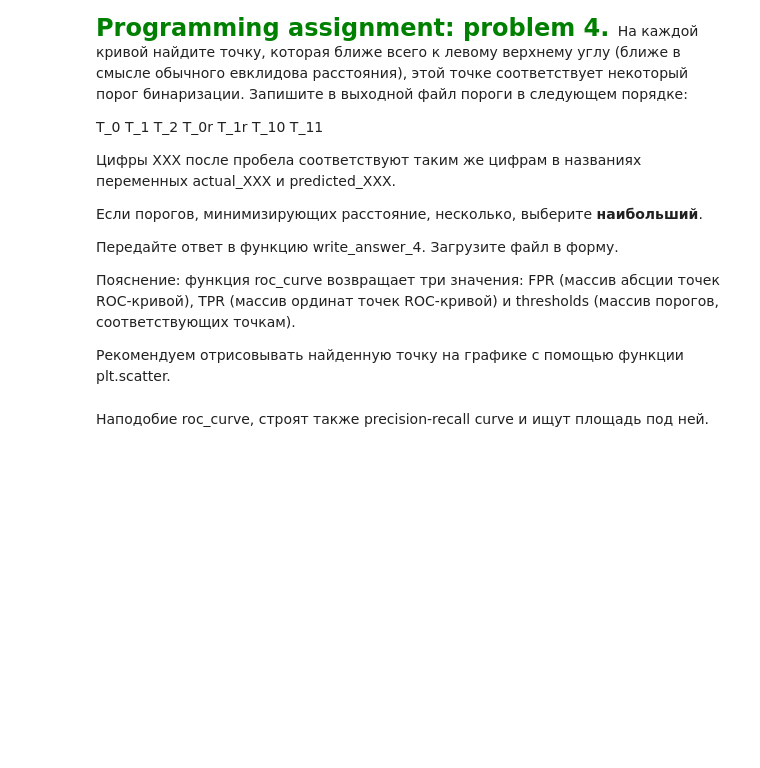
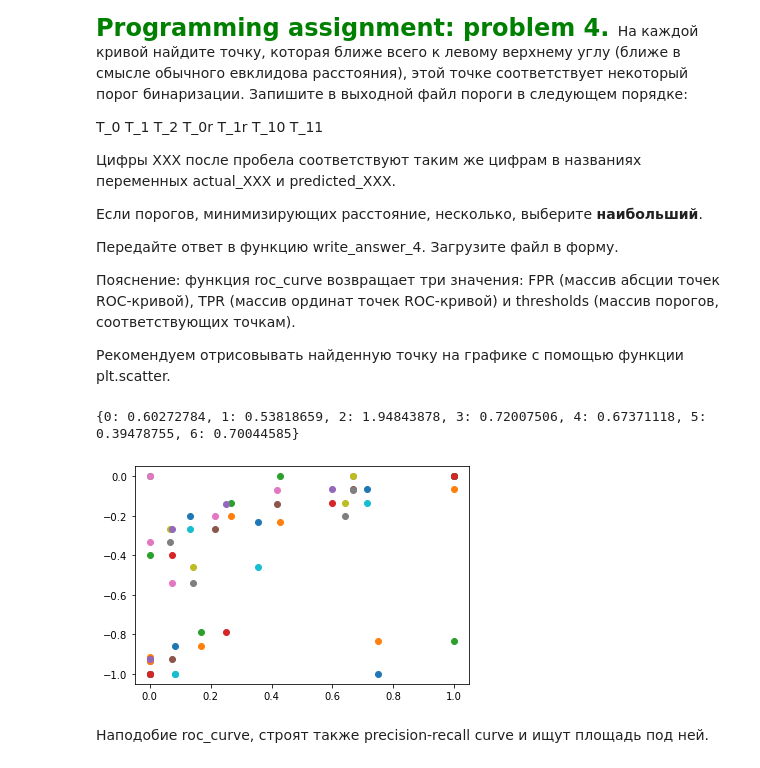
Before and after one commit to locacazador/pythonML, a Jupyter notebook: scikitLearn/MetricsPA_Coursera.ipynb, the cells around one changed output. Cells and saved outputs as stored; diff of their text form; code cells hidden in the pictures; blank space fills up the shorter version.

```diff
--- a/scikitLearn/MetricsPA_Coursera.ipynb
+++ b/scikitLearn/MetricsPA_Coursera.ipynb
@@ -335,0 +419,10 @@ wll_0 wll_1 wll_2 wll_0r wll_1r wll_10 wll_11
+# %%
+############### Programming assignment: problem 3 ###############
+weight_loss_coeffs = [0.3,0.7]
+weighted_log_loss_list = list()
+for actual, predicted in zip([actual_0, actual_1, actual_2,
+                            actual_0r, actual_1r, actual_10, actual_11],
+                            [predicted_0, predicted_1, predicted_2,
+                            predicted_0r, predicted_1r, predicted_10, predicted_11]):
+    weighted_log_loss_list.append(weighted_log_loss(actual, predicted, weights= weight_loss_coeffs))
+print(weighted_log_loss_list)
@@ -415,0 +531,23 @@ T_0 T_1 T_2 T_0r T_1r T_10 T_11
+# %%
+############### Programming assignment: problem 4 ###############
+from numpy.linalg import norm
+result_out = dict()
+iterator =0
+left_corner = np.array([0,1])
+for actual, predicted in zip([actual_0, actual_1, actual_2, actual_0r, actual_1r, actual_10, actual_11 ],
+                                    [predicted_0, predicted_1, predicted_2, predicted_0r, predicted_1r,
+                                    predicted_10, predicted_11]):
+    fpr, tpr, thr = roc_curve(actual, predicted)
+    vector_to_fill = dict()
+    #result_out[iterator] = [fpr, [tpr, thr]]
+    for index, _ in enumerate(fpr):
+        #print([fpr[index], tpr[index]], thr[index])
+        vector_to_fill[thr[index]] = norm(np.array([fpr[index], tpr[index]]) - left_corner)
+        plt.scatter((np.array([fpr[index], tpr[index]]) - left_corner)[0],
+        (np.array([fpr[index], tpr[index]]) - left_corner)[1])
+    result_out[iterator] = min(vector_to_fill, key = vector_to_fill.get)
+    iterator += 1
+print(result_out)
+# %% [output]
+{0: 0.60272784, 1: 0.53818659, 2: 1.94843878, 3: 0.72007506, 4: 0.67371118, 5: 0.39478755, 6: 0.70044585}
+[figure, added]
```
Also changed, not shown: parts of 21 cells of this notebook, 6 other files.
